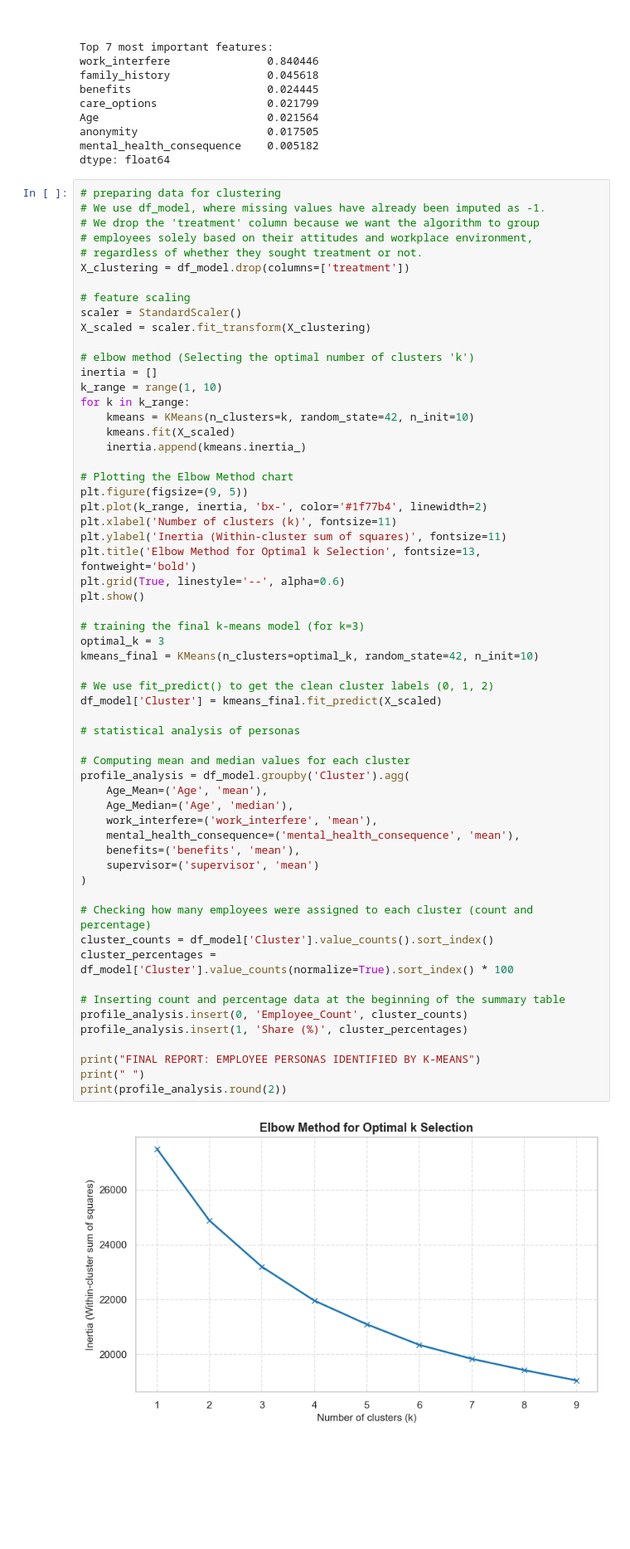
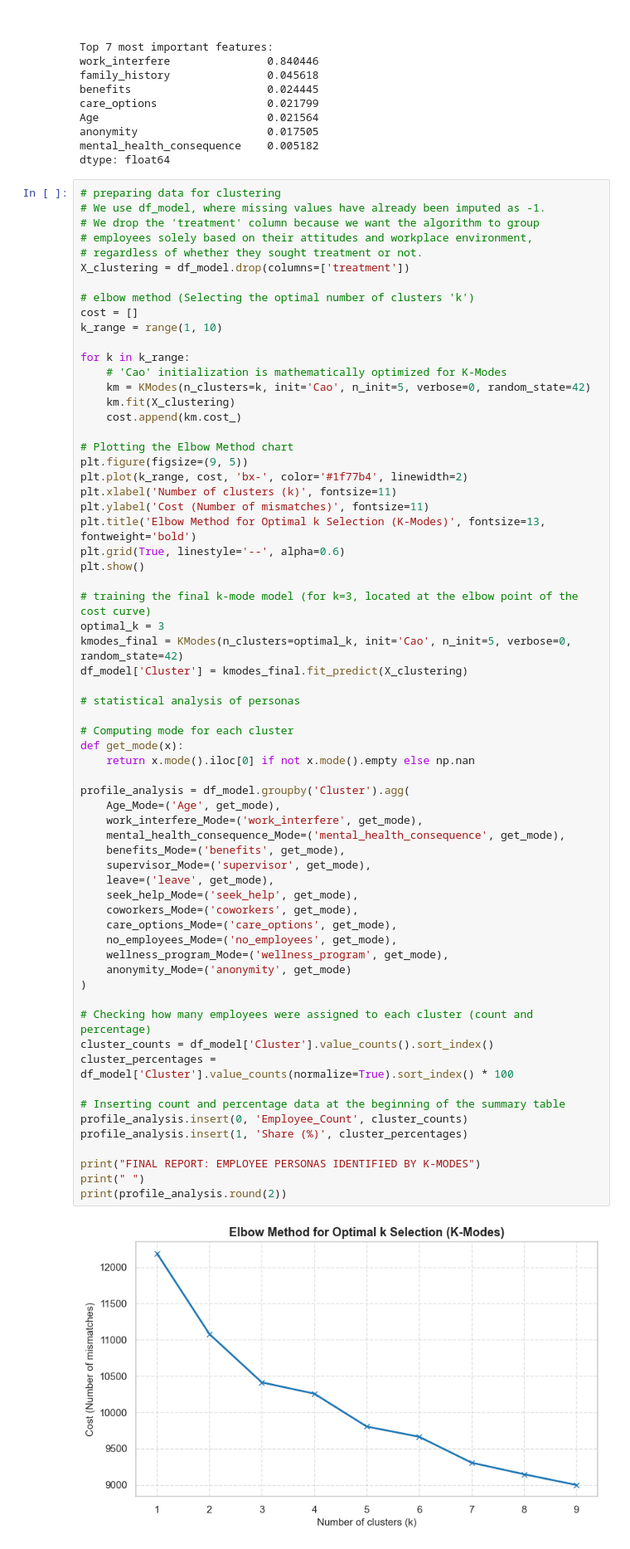
Before and after one commit to natalia5678/dm_project_imported, a Jupyter notebook: projDM.ipynb, the cells around one changed output. Shown at 83% size. Drawn from its saved outputs; the diff is of its cells as text; blank space fills up the shorter version.

Commit message:
exchanged kmeans with kmode

```diff
--- a/projDM.ipynb
+++ b/projDM.ipynb
@@ -1081,56 +1082,61 @@ dtype: float64
 # regardless of whether they sought treatment or not.
 X_clustering = df_model.drop(columns=['treatment'])
 
-# feature scaling
-scaler = StandardScaler()
-X_scaled = scaler.fit_transform(X_clustering)
+# elbow method (Selecting the optimal number of clusters 'k')
+cost = []
+k_range = range(1, 10)
 
-# elbow method (Selecting the optimal number of clusters 'k')
-inertia = []
-k_range = range(1, 10)
 for k in k_range:
-    kmeans = KMeans(n_clusters=k, random_state=42, n_init=10)
-    kmeans.fit(X_scaled)
-    inertia.append(kmeans.inertia_)
+    # 'Cao' initialization is mathematically optimized for K-Modes
+    km = KModes(n_clusters=k, init='Cao', n_init=5, verbose=0, random_state=42)
+    km.fit(X_clustering)
+    cost.append(km.cost_)
 
 # Plotting the Elbow Method chart
 plt.figure(figsize=(9, 5))
-plt.plot(k_range, inertia, 'bx-', color='#1f77b4', linewidth=2)
+plt.plot(k_range, cost, 'bx-', color='#1f77b4', linewidth=2)
 plt.xlabel('Number of clusters (k)', fontsize=11)
-plt.ylabel('Inertia (Within-cluster sum of squares)', fontsize=11)
-plt.title('Elbow Method for Optimal k Selection', fontsize=13, fontweight='bold')
+plt.ylabel('Cost (Number of mismatches)', fontsize=11)
+plt.title('Elbow Method for Optimal k Selection (K-Modes)', fontsize=13, fontweight='bold')
 plt.grid(True, linestyle='--', alpha=0.6)
 plt.show()
 
-# training the final k-means model (for k=3)
+# training the final k-mode model (for k=3, located at the elbow point of the cost curve)
 optimal_k = 3
-kmeans_final = KMeans(n_clusters=optimal_k, random_state=42, n_init=10)
-
-# We use fit_predict() to get the clean cluster labels (0, 1, 2)
-df_model['Cluster'] = kmeans_final.fit_predict(X_scaled)
+kmodes_final = KModes(n_clusters=optimal_k, init='Cao', n_init=5, verbose=0, random_state=42)
+df_model['Cluster'] = kmodes_final.fit_predict(X_clustering)
 
 # statistical analysis of personas
 
-# Computing mean and median values for each cluster
+# Computing mode for each cluster
+def get_mode(x):
+    return x.mode().iloc[0] if not x.mode().empty else np.nan
+
 profile_analysis = df_model.groupby('Cluster').agg(
-    Age_Mean=('Age', 'mean'),
-    Age_Median=('Age', 'median'),
-    work_interfere=('work_interfere', 'mean'),
-    mental_health_consequence=('mental_health_consequence', 'mean'),
-    benefits=('benefits', 'mean'),
-    supervisor=('supervisor', 'mean')
+    Age_Mode=('Age', get_mode),
+    work_interfere_Mode=('work_interfere', get_mode),
+    mental_health_consequence_Mode=('mental_health_consequence', get_mode),
+    benefits_Mode=('benefits', get_mode),
+    supervisor_Mode=('supervisor', get_mode),
+    leave=('leave', get_mode),
+    seek_help_Mode=('seek_help', get_mode),
+    coworkers_Mode=('coworkers', get_mode),
+    care_options_Mode=('care_options', get_mode),
+    no_employees_Mode=('no_employees', get_mode),
+    wellness_program_Mode=('wellness_program', get_mode),
+    anonymity_Mode=('anonymity', get_mode)
 )
 
 # Checking how many employees were assigned to each cluster (count and percentage)
 cluster_counts = df_model['Cluster'].value_counts().sort_index()
 cluster_percentages = df_model['Cluster'].value_counts(normalize=True).sort_index() * 100
 
 # Inserting count and percentage data at the beginning of the summary table
 profile_analysis.insert(0, 'Employee_Count', cluster_counts)
 profile_analysis.insert(1, 'Share (%)', cluster_percentages)
 
-print("FINAL REPORT: EMPLOYEE PERSONAS IDENTIFIED BY K-MEANS")
+print("FINAL REPORT: EMPLOYEE PERSONAS IDENTIFIED BY K-MODES")
 print(" ")
 print(profile_analysis.round(2))
 # %% [output]
-[figure, old version]
+[figure, new version]
```
Also changed, not shown: parts of 5 cells of this notebook.
